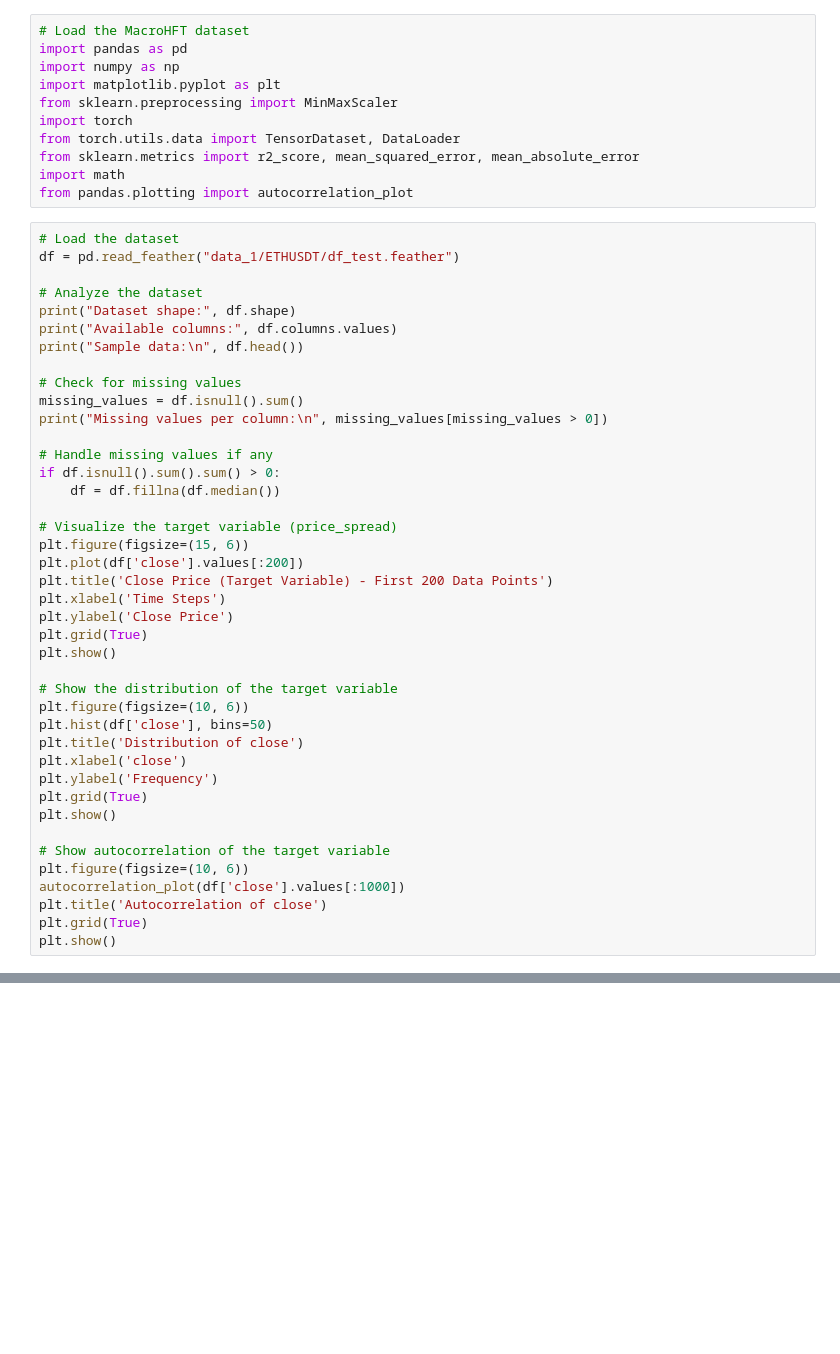
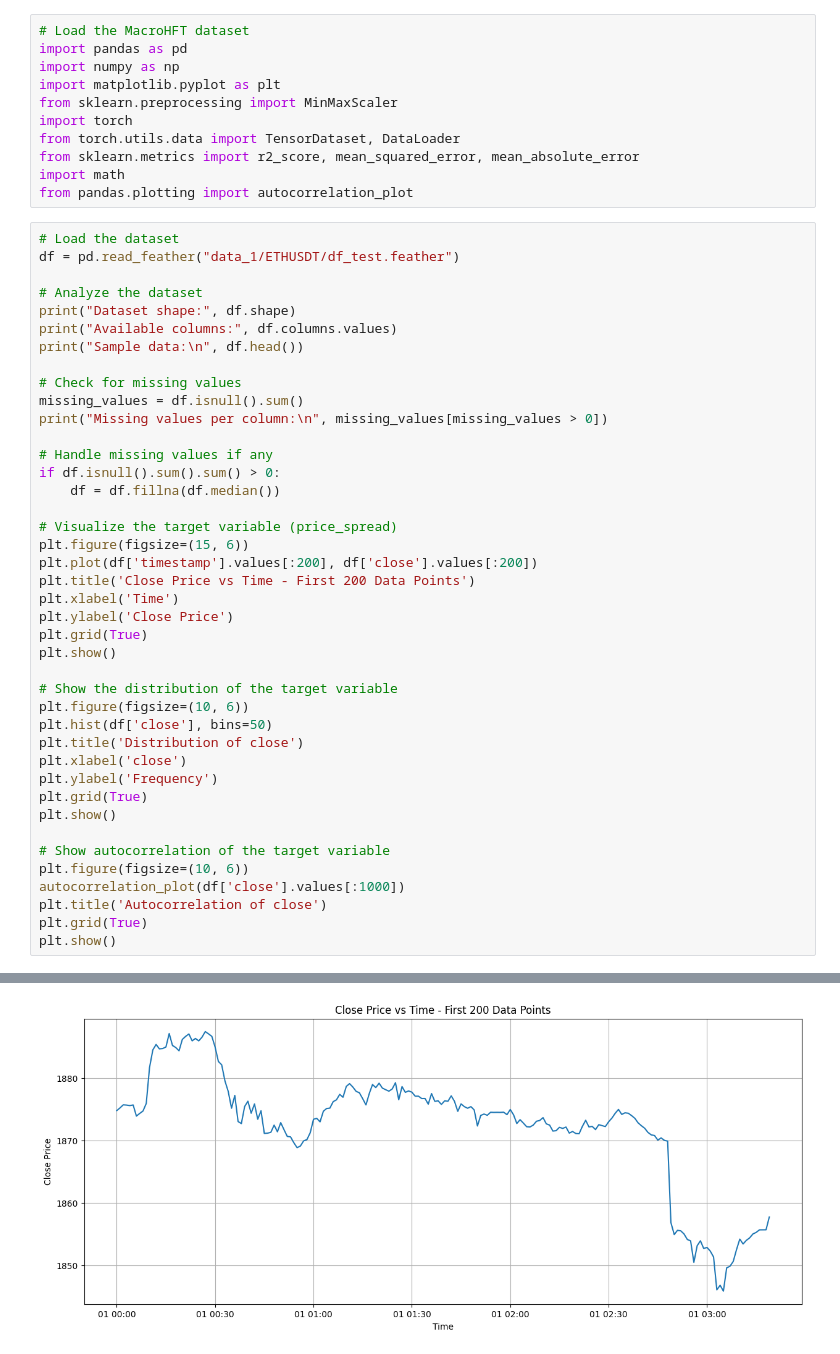
Before and after one commit to LHSang6403/MacroHFT, a Jupyter notebook: LSTM4.ipynb, the cells around one changed output, grey strips where cells are left out. Saved outputs shown, nothing was run; the diff lists cells and outputs as text; blank space fills up the shorter version.

```diff
--- a/LSTM4.ipynb
+++ b/LSTM4.ipynb
@@ -28,9 +28,9 @@ if df.isnull().sum().sum() > 0:
 
 # Visualize the target variable (price_spread)
 plt.figure(figsize=(15, 6))
-plt.plot(df['close'].values[:200])
-plt.title('Close Price (Target Variable) - First 200 Data Points')
-plt.xlabel('Time Steps')
+plt.plot(df['timestamp'].values[:200], df['close'].values[:200])
+plt.title('Close Price vs Time - First 200 Data Points')
+plt.xlabel('Time')
 plt.ylabel('Close Price')
 plt.grid(True)
 plt.show()
@@ -50,3 +50,4 @@ autocorrelation_plot(df['close'].values[:1000])
 plt.title('Autocorrelation of close')
 plt.grid(True)
 plt.show()
+# %% [output]
@@ -52,0 +71 @@ plt.show()
+[figure, added]
```
Also changed, not shown: parts of 7 cells of this notebook, 5 other files.
